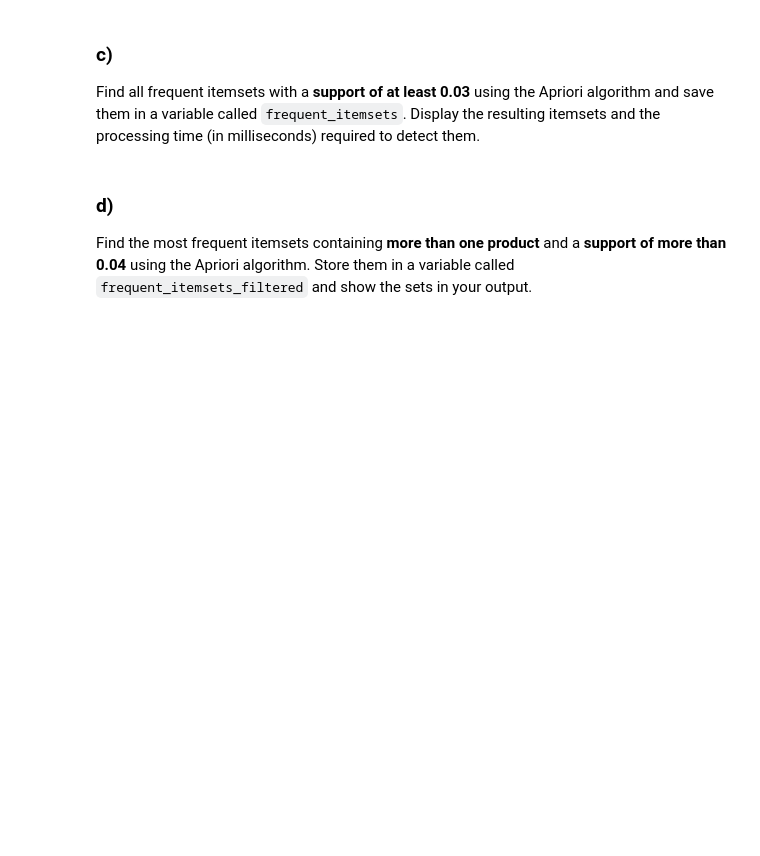
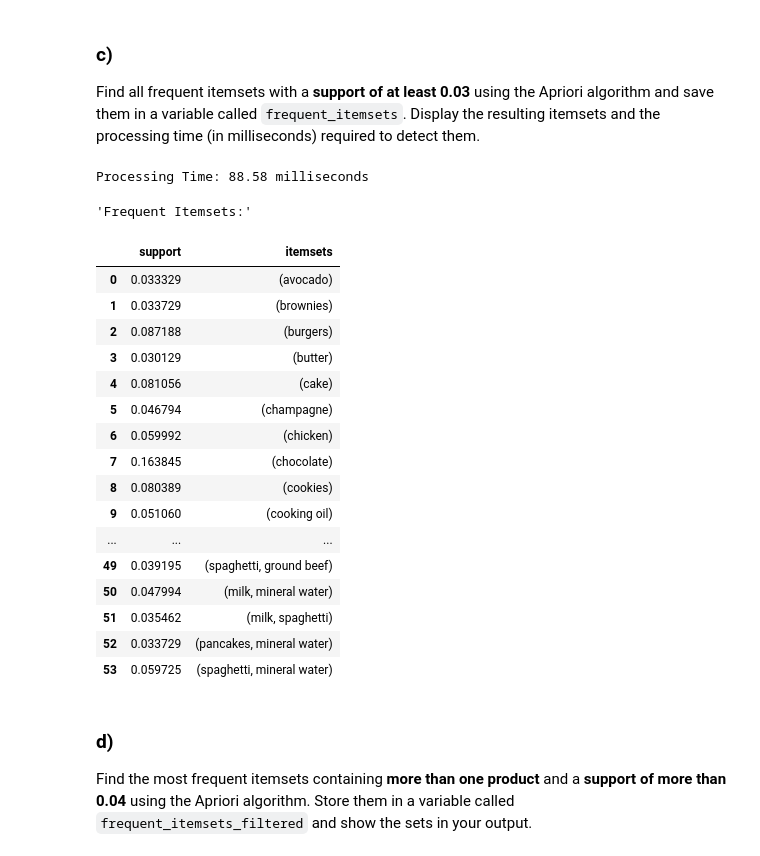
Before and after one commit to sillyduckyluck/IDS_part_2, a Jupyter notebook: Part_2/Q2_Frequent_Itemsets_Association_Rules.ipynb, the cells around one changed output. Drawn from its saved outputs; the diff is of its cells as text; code cells hidden in the pictures; blank space fills up the shorter version.

```diff
--- a/Part_2/Q2_Frequent_Itemsets_Association_Rules.ipynb
+++ b/Part_2/Q2_Frequent_Itemsets_Association_Rules.ipynb
@@ -102,10 +117,33 @@ import pandas as pd
 ### c)
 Find all frequent itemsets with a **support of at least 0.03** using the Apriori algorithm and save them in a variable called `frequent_itemsets`. Display the resulting itemsets and the processing time (in milliseconds) required to detect them.
 # %%
-from mlxtend.frequent_patterns import apriori
-import datetime
+start_time = datetime.datetime.now()
+frequent_itemsets = apriori(itemset_matrix, min_support=0.03, use_colnames=True)
+end_time = datetime.datetime.now()
 
-# YOUR CODE HERE
+processing_time_ms = (end_time - start_time).total_seconds() * 1000
+print(f"Processing Time: {processing_time_ms:.2f} milliseconds")
+display('Frequent Itemsets:', frequent_itemsets)
+# %% [output]
+Processing Time: 88.58 milliseconds
+'Frequent Itemsets:'
+|  | support | itemsets |
+| 0 | 0.033329 | (avocado) |
+| 1 | 0.033729 | (brownies) |
+| 2 | 0.087188 | (burgers) |
+| 3 | 0.030129 | (butter) |
+| 4 | 0.081056 | (cake) |
+| 5 | 0.046794 | (champagne) |
+| 6 | 0.059992 | (chicken) |
+| 7 | 0.163845 | (chocolate) |
+| 8 | 0.080389 | (cookies) |
+| 9 | 0.051060 | (cooking oil) |
+| ... | ... | ... |
+| 49 | 0.039195 | (spaghetti, ground beef) |
+| 50 | 0.047994 | (milk, mineral water) |
+| 51 | 0.035462 | (milk, spaghetti) |
+| 52 | 0.033729 | (pancakes, mineral water) |
+| 53 | 0.059725 | (spaghetti, mineral water) |
 # %%
 # Please leave this cell empty - used for grading.
 # %% [markdown]
```
Also changed, not shown: parts of 17 cells of this notebook.
